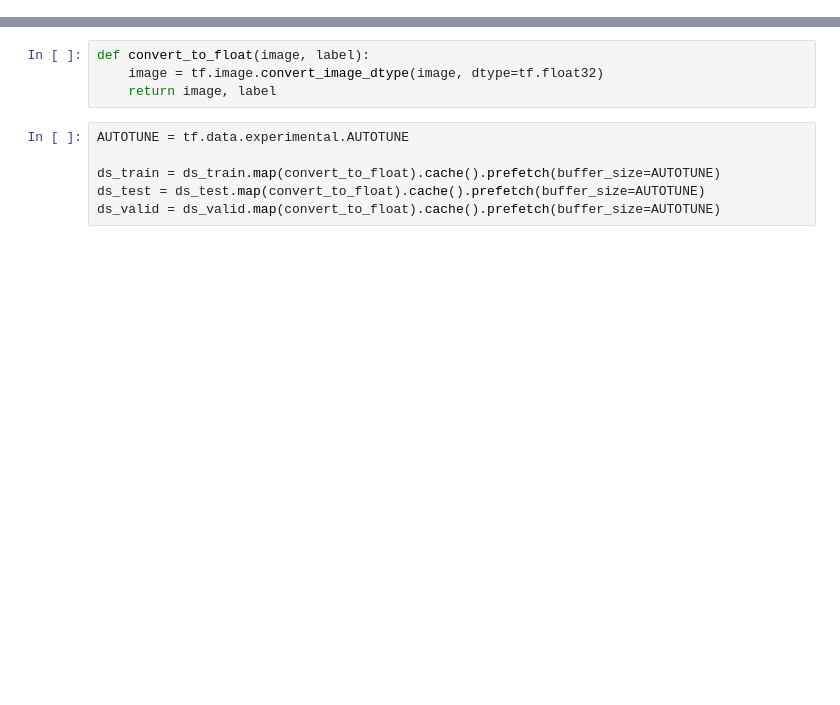
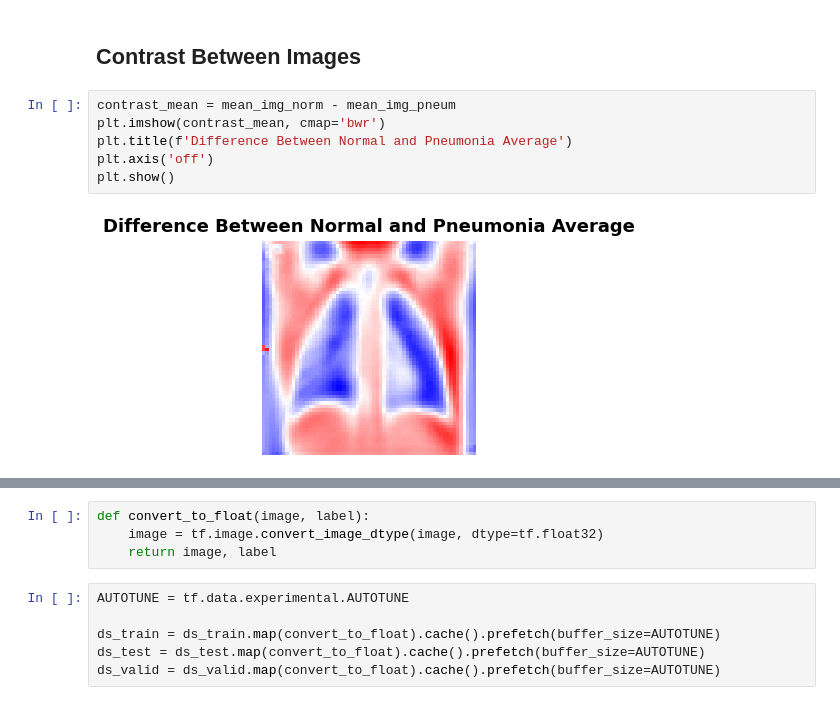
Before and after one commit to dialvedu/PneumoniaDetection, a Jupyter notebook: pneumonia-detection.ipynb, the cells around one changed output, grey strips where cells are left out. Cells and saved outputs as stored; diff of their text form; blank space fills up the shorter version.

```diff
--- a/pneumonia-detection.ipynb
+++ b/pneumonia-detection.ipynb
@@ -34,0 +151,10 @@ warnings.filterwarnings("ignore")
+# %% [markdown]
+## Contrast Between Images
+# %%
+contrast_mean = mean_img_norm - mean_img_pneum
+plt.imshow(contrast_mean, cmap='bwr')
+plt.title(f'Difference Between Normal and Pneumonia Average')
+plt.axis('off')
+plt.show()
+# %% [output]
+[figure, added]
```
Also changed, not shown: parts of 24 cells of this notebook.
